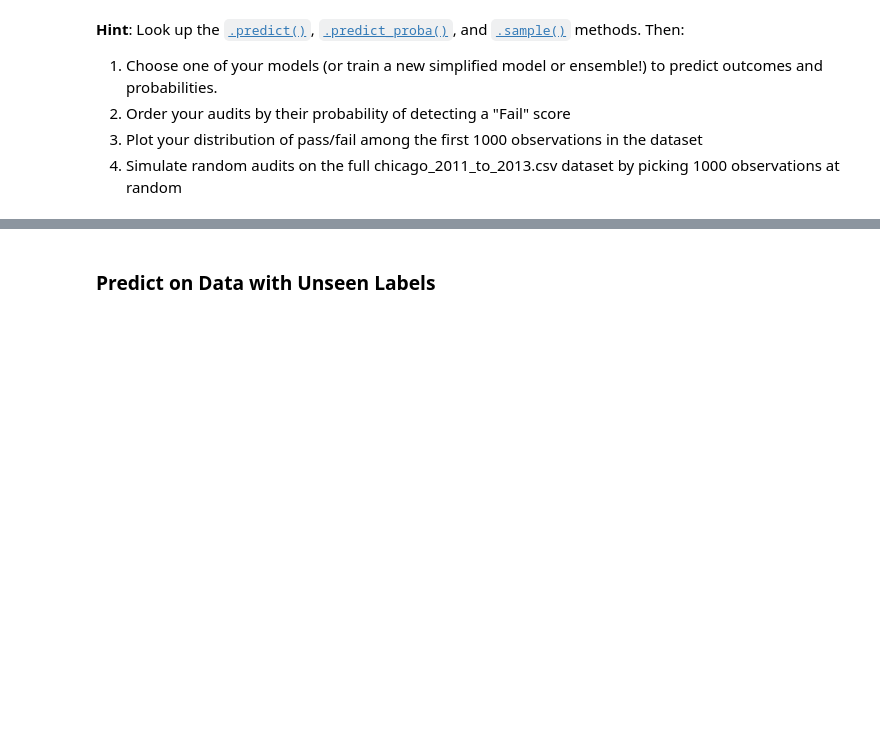
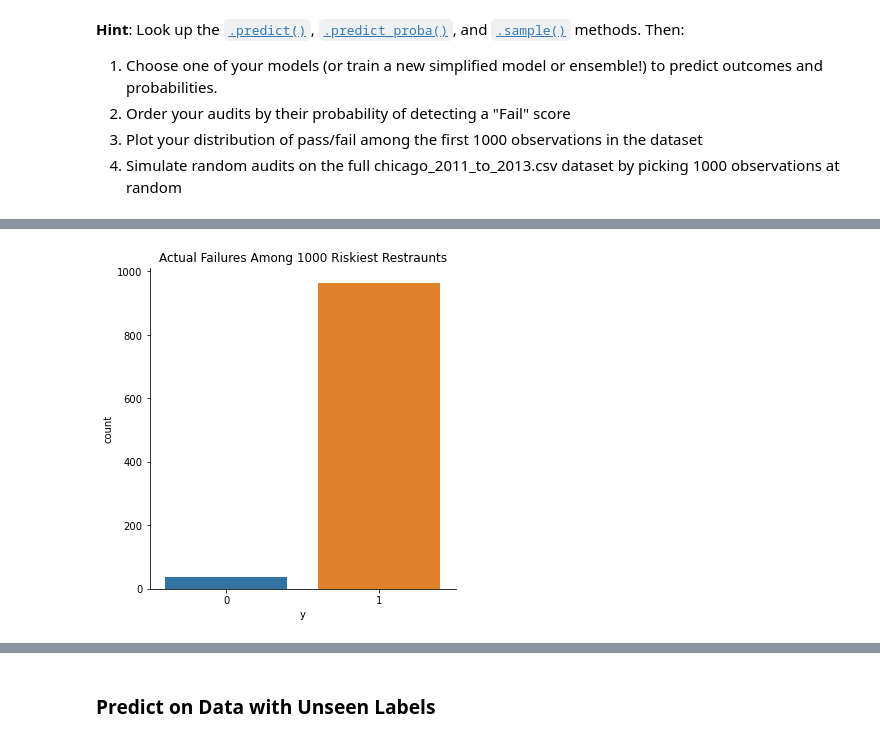
Before and after one commit to paulbsalamanca/CSS-Project-3-Team-6-Fall-2020, a Jupyter notebook: Project 3 Students.ipynb, the cells around one changed output, grey strips where cells are left out. Saved outputs shown, nothing was run; the diff lists cells and outputs as text; code cells hidden in the pictures; blank space fills up the shorter version.

Commit message:
added code for audit

```diff
--- a/Project 3 Students.ipynb
+++ b/Project 3 Students.ipynb
@@ -908,0 +868,4 @@ Then, conduct a simulation where you choose 1000 establishments to ran- domly au
+# %%
+# report the best model based on precision
+best_model = log_grid_reg4
+best_model
@@ -908,0 +879,6 @@ Then, conduct a simulation where you choose 1000 establishments to ran- domly au
+# %%
+y_pred = best_model.predict(X)
+y_prob = best_model.predict_proba(X)[:,1]
+# %%
+# create data frame of y, y_hat and prob(y)
+audit_df = pd.DataFrame({"y":y.ravel(), "y_pred":y_pred, "y_prob_fail":y_prob})
@@ -908,0 +896,4 @@ Then, conduct a simulation where you choose 1000 establishments to ran- domly au
+# %%
+# sort data frame by y_prob_fail
+risk_1000 = audit_df.sort_values("y_prob_fail", ascending = False, axis = 0).iloc[:1000]
+risk_1000.head()
@@ -908,0 +907,10 @@ Then, conduct a simulation where you choose 1000 establishments to ran- domly au
+# %%
+# plot distribution of y for riskiest 1000 establishments
+sns.catplot(data = risk_1000,
+           x = "y",
+           kind = "count")
+
+plt.title("Actual Failures Among 1000 Riskiest Restraunts")
+plt.show()
+# %% [output]
+[figure, added]
```
Also changed, not shown: parts of 28 cells of this notebook.
